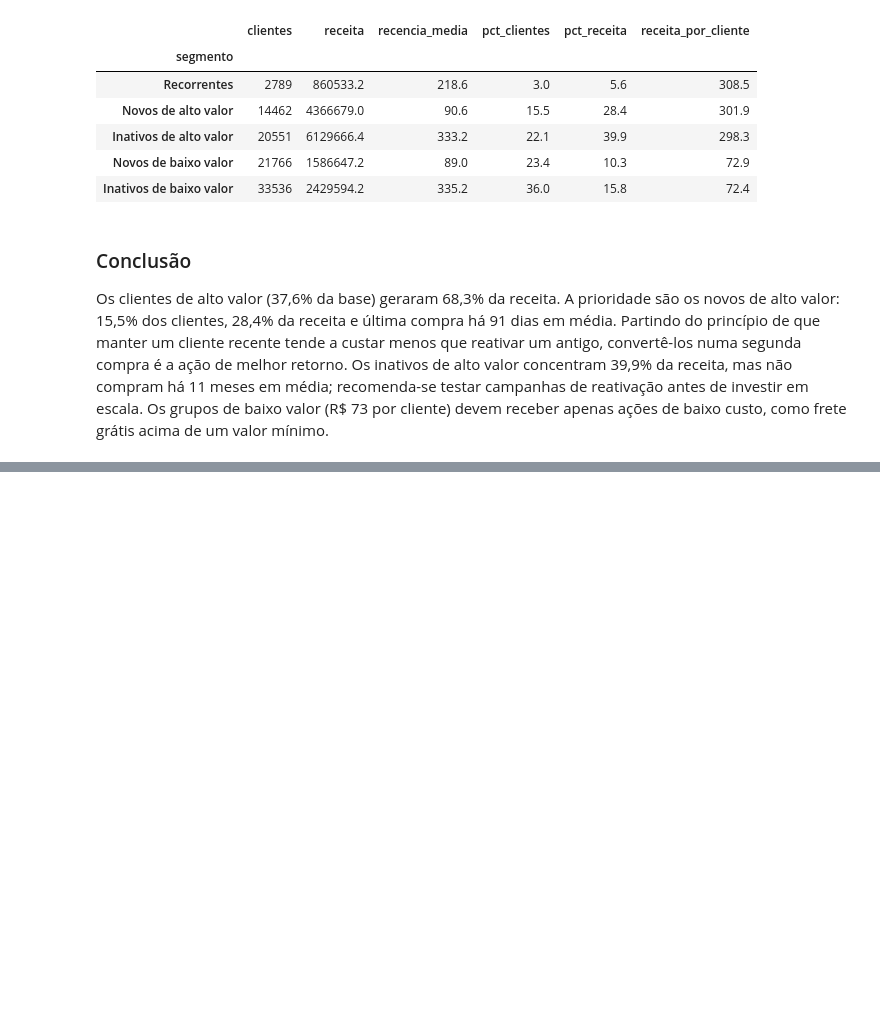
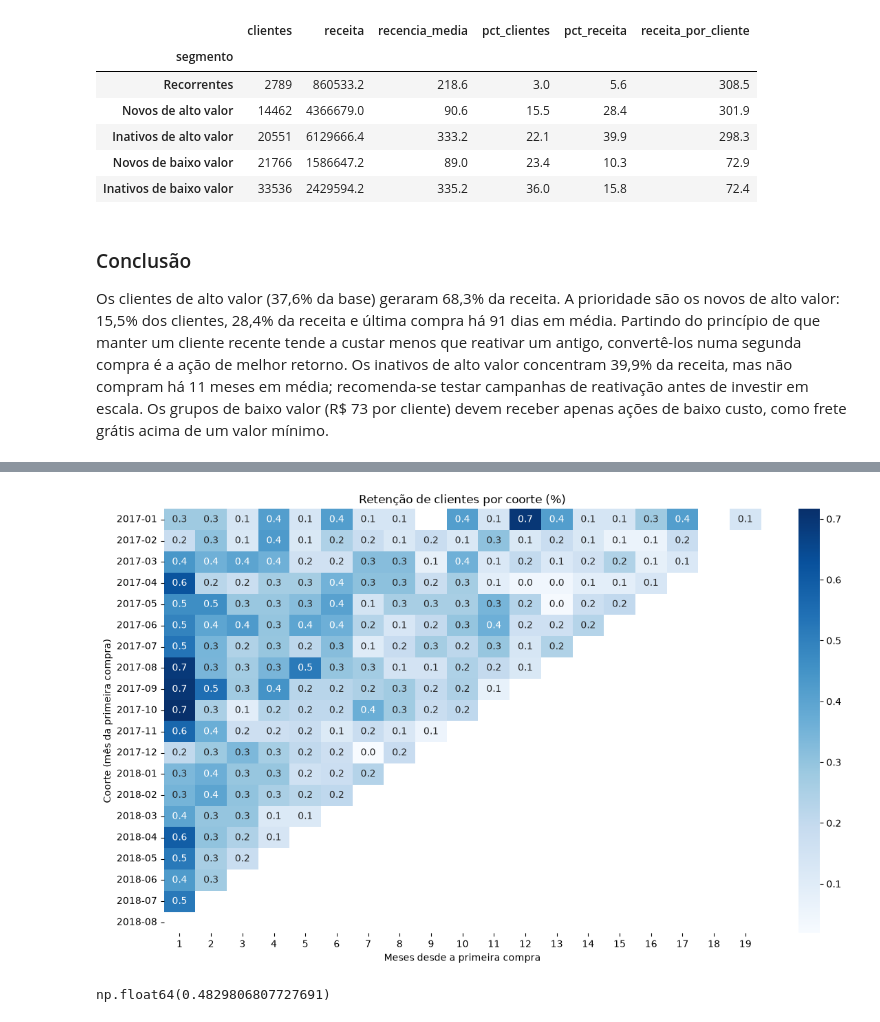
Before and after one commit to reinaldosl/Tech-challenge-POSTECH, a Jupyter notebook: notebooks/pagamentos-clientes.ipynb, the cells around one changed output, grey strips where cells are left out. Saved outputs shown, nothing was run; the diff lists cells and outputs as text; code cells hidden in the pictures; blank space fills up the shorter version.

```diff
--- a/notebooks/pagamentos-clientes.ipynb
+++ b/notebooks/pagamentos-clientes.ipynb
@@ -343,0 +439,16 @@ Os clientes de alto valor (37,6% da base) geraram 68,3% da receita. A prioridade
+# %%
+retencao = retencao.reindex(columns=range(0, 20))
+# %%
+plt.figure(figsize=(14, 8))
+sns.heatmap(retencao.iloc[:, 1:], annot=True, fmt=".1f", cmap="Blues")
+plt.title("Retenção de clientes por coorte (%)")
+plt.xlabel("Meses desde a primeira compra")
+plt.ylabel("Coorte (mês da primeira compra)")
+plt.show()
+# %% [output]
+[figure, added]
+# %%
+coortes_com_mes1 = tabela_coorte[1].notna()
+tabela_coorte.loc[coortes_com_mes1, 1].sum() / tabela_coorte.loc[coortes_com_mes1, 0].sum() * 100
+# %% [output]
+np.float64(0.4829806807727691)
```
Also changed, not shown: parts of 19 cells of this notebook.
